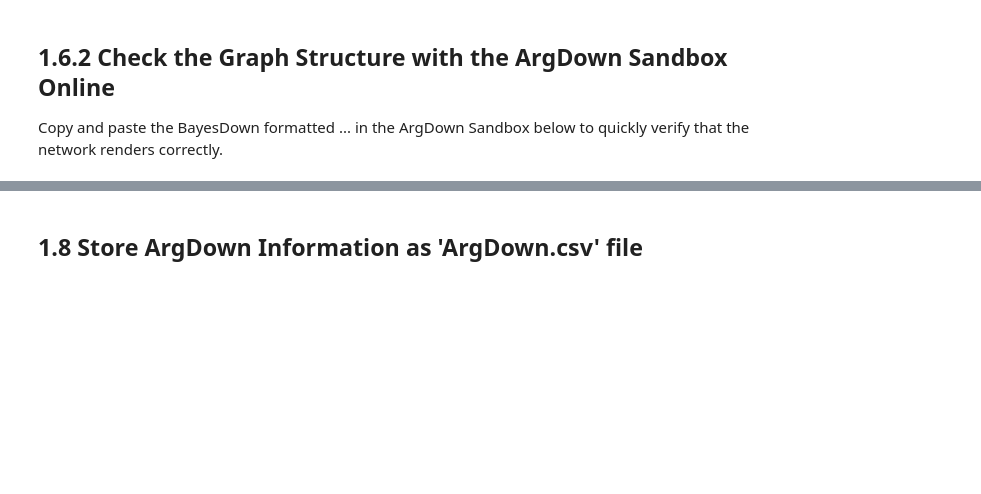
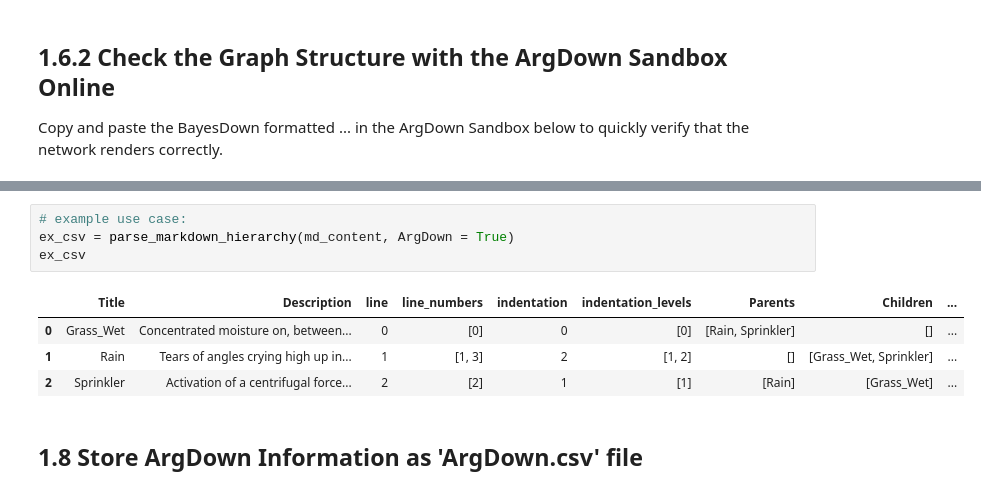
Before and after one commit to SingularitySmith/AMTAIR_Prototype, a Jupyter notebook: data/example_1/AMTAIR_Prototype_example1.ipynb, the cells around one changed output, grey strips where cells are left out. Drawn from its saved outputs; the diff is of its cells as text; blank space fills up the shorter version.

```diff
--- a/data/example_1/AMTAIR_Prototype_example1.ipynb
+++ b/data/example_1/AMTAIR_Prototype_example1.ipynb
@@ -303,3 +681,12 @@ Extract:
+# %%
+# example use case:
+ex_csv = parse_markdown_hierarchy(md_content, ArgDown = True)
+ex_csv
+# %% [output]
+|  | Title | Description | line | line_numbers | indentation | indentation_levels | Parents | Children | ... |
+| 0 | Grass_Wet | Concentrated moisture on, between... | 0 | [0] | 0 | [0] | [Rain, Sprinkler] | [] | ... |
+| 1 | Rain | Tears of angles crying high up in... | 1 | [1, 3] | 2 | [1, 2] | [] | [Grass_Wet, Sprinkler] | ... |
+| 2 | Sprinkler | Activation of a centrifugal force... | 2 | [2] | 1 | [1] | [Rain] | [Grass_Wet] | ... |
 # %% [markdown]
 ## 1.8 Store ArgDown Information as 'ArgDown.csv' file
 # %% [markdown]
```
Also changed, not shown: parts of 8 cells of this notebook, 2 other files.
